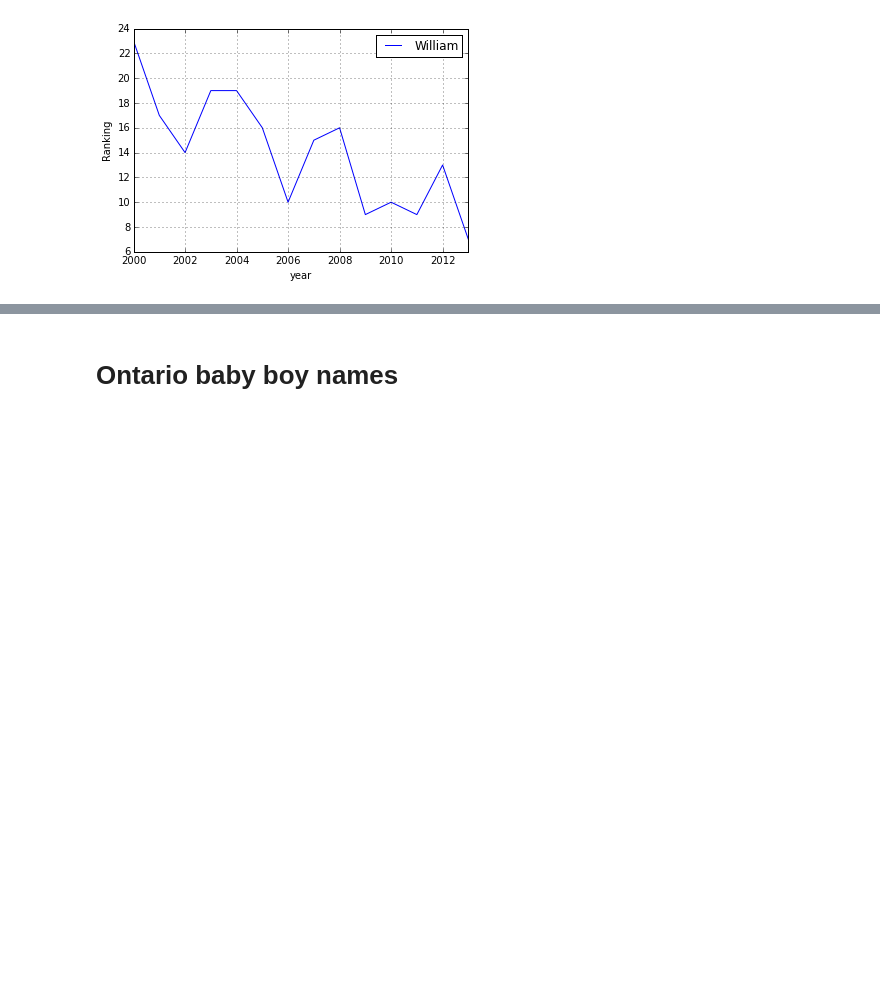
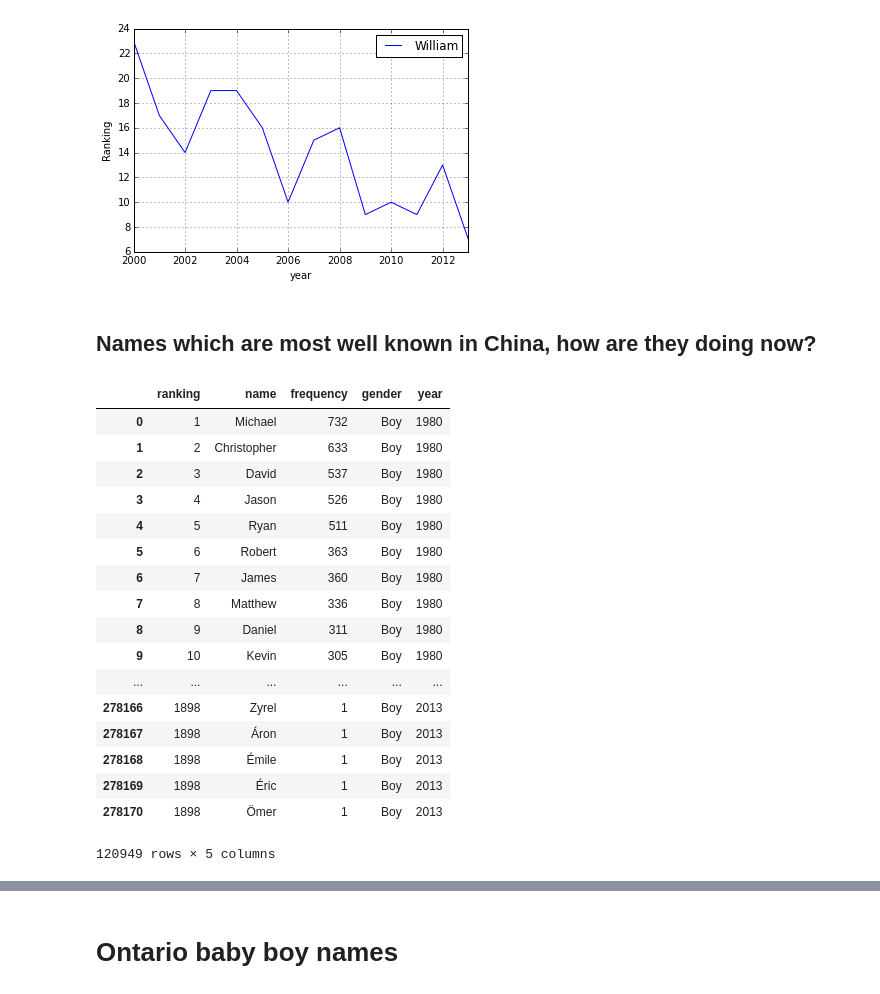
Before and after one commit to c0ns0le/ipython-notebooks, a Jupyter notebook: pydata/Baby boy names in Alberta and Ontario.ipynb, the cells around one changed output, grey strips where cells are left out. Cells and saved outputs as stored; diff of their text form; code cells hidden in the pictures; blank space fills up the shorter version.

```diff
--- a/pydata/Baby boy names in Alberta and Ontario.ipynb
+++ b/pydata/Baby boy names in Alberta and Ontario.ipynb
@@ -344,3 +352,26 @@ for k, value in boys_start_with_letter_2000.items():
 [figure]
 [figure]
 [figure]
+# %% [markdown]
+## Names which are most well known in China, how are they doing now?
+# %%
+boys_names
+# %% [output]
+|  | ranking | name | frequency | gender | year |
+| 0 | 1 | Michael | 732 | Boy | 1980 |
+| 1 | 2 | Christopher | 633 | Boy | 1980 |
+| 2 | 3 | David | 537 | Boy | 1980 |
+| 3 | 4 | Jason | 526 | Boy | 1980 |
+| 4 | 5 | Ryan | 511 | Boy | 1980 |
+| 5 | 6 | Robert | 363 | Boy | 1980 |
+| 6 | 7 | James | 360 | Boy | 1980 |
+| 7 | 8 | Matthew | 336 | Boy | 1980 |
+| 8 | 9 | Daniel | 311 | Boy | 1980 |
+| 9 | 10 | Kevin | 305 | Boy | 1980 |
+| ... | ... | ... | ... | ... | ... |
+| 278166 | 1898 | Zyrel | 1 | Boy | 2013 |
+| 278167 | 1898 | Áron | 1 | Boy | 2013 |
+| 278168 | 1898 | Émile | 1 | Boy | 2013 |
+| 278169 | 1898 | Éric | 1 | Boy | 2013 |
+| 278170 | 1898 | Ömer | 1 | Boy | 2013 |
+120949 rows × 5 columns
```
Also changed, not shown: parts of 13 cells of this notebook, 1 other file.
